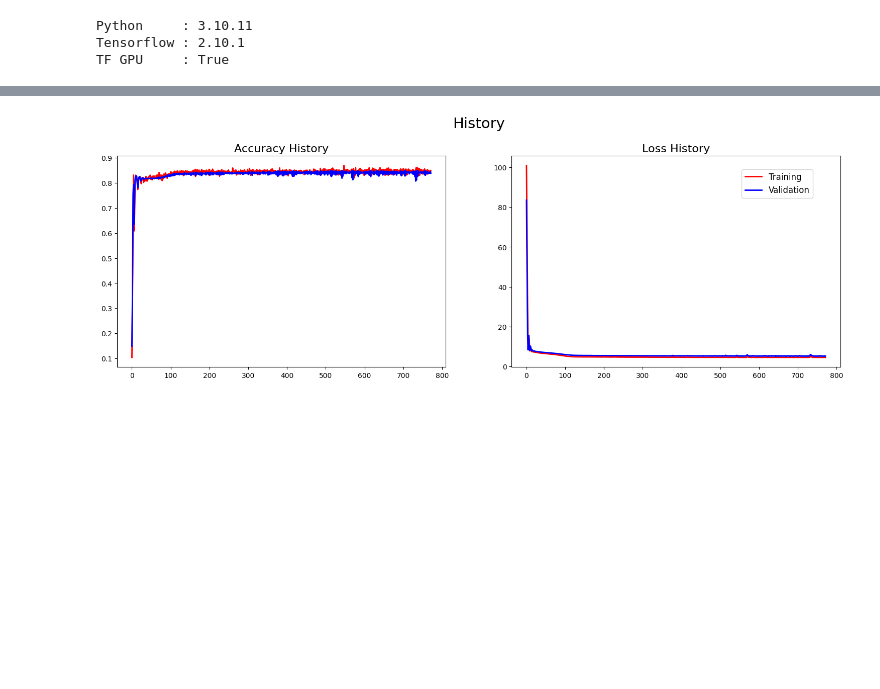
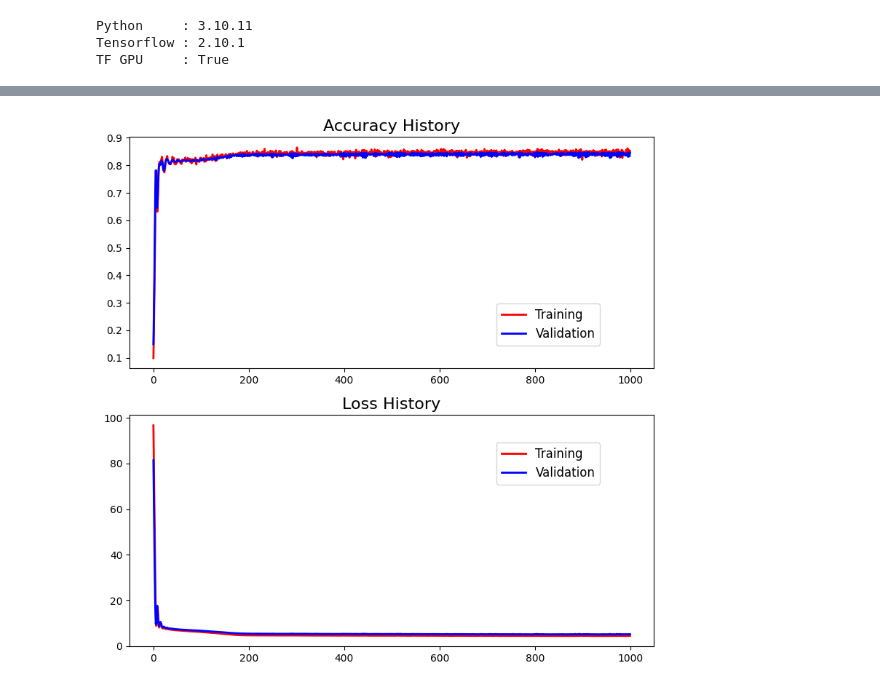
Before and after one commit to GPTeachersDay/TeamProject1, a Jupyter notebook: leeyeonjun/model/model1_pilot4/test1.ipynb, the cells around one changed output, grey strips where cells are left out. Drawn from its saved outputs; the diff is of its cells as text; code cells hidden in the pictures; blank space fills up the shorter version.

```diff
--- a/leeyeonjun/model/model1_pilot4/test1.ipynb
+++ b/leeyeonjun/model/model1_pilot4/test1.ipynb
@@ -49,7 +50,12 @@ import json
 # 각종 변수 선언
 csv_path = 'D:/coding/aib/GPTeachersDay/TeamProject1/leeyeonjun/Data/Regression_data.csv'
 EPOCHS = 1000
-MB_SIZE = 1024
+MB_SIZE = 2000
+MONITOR = 'val_accuracy'
+TRAIN_RATIO = 0.8
+SEED = 83
+np.random.seed(SEED)
+tf.random.set_seed(SEED)
 # %%
 # 필요한 함수 / 메소드 정의
 class EvalAccuracy(tf.keras.metrics.Metric):
@@ -86,7 +92,7 @@ class CustomCallback(keras.callbacks.Callback):
         if epoch % 10 == 0:
             print(f'{epoch} / ', end='')
 
-def load_data(csv_path, TRAIN_RATIO=0.8):
+def load_data(csv_path, TRAIN_RATIO=TRAIN_RATIO):
     global X, y, X_train, X_test, y_train, y_test, df
 
     # 데이터셋 로드
@@ -121,6 +127,7 @@ def load_data(csv_path, TRAIN_RATIO=0.8):
     return df, X, y, X_train, X_test, y_train, y_test
 
 def get_model(shape, node_n=12):
+
     inputs  = keras.Input(shape=shape)
 
     x = keras.layers.Dense(node_n)(inputs)
@@ -158,6 +165,6 @@ keras.utils.plot_model(model, show_shapes=True, to_file='model1_model.png')
 # %%
 # 얼리스타핑
-earlystop = keras.callbacks.EarlyStopping(monitor='val_accuracy'
+earlystop = keras.callbacks.EarlyStopping(monitor=MONITOR
                                         , min_delta=0.000001
                                         , patience=EPOCHS//5)
 
@@ -165,7 +172,7 @@ earlystop = keras.callbacks.EarlyStopping(monitor='val_accuracy'
 checkpoint_path = 'model1.h5'
 checkpoint = keras.callbacks.ModelCheckpoint(
                                         checkpoint_path
-                                        , monitor='val_accuracy'
+                                        , monitor=MONITOR
                                         , verbose=0
                                         , save_best_only=True
                                         , save_weights_only=True)
@@ -224,23 +243,24 @@ model1_hist
 # %%
-fig = plt.figure(figsize=(16, 6))
-fig.suptitle('History', fontsize = 21)
+fig = plt.figure(figsize=(8, 10))
+# fig.suptitle('History', fontsize = 21)
 
 # Accuracy Plot
-ax = plt.subplot(1, 2, 1)
+ax = plt.subplot(2, 1, 1)
 plt.title(f'Accuracy History', fontsize = 16, y = 1)
 plt.plot(history.history["accuracy"], color='r', linewidth=2, label="Training")
 plt.plot(history.history["val_accuracy"], color='b', linewidth=2, label="Validation")
+plt.legend(fontsize=12, loc=(0.7, 0.1))
 
 # Loss Plot
-ax = plt.subplot(1, 2, 2)
+ax = plt.subplot(2, 1, 2)
 plt.title(f'Loss History', fontsize = 16, y = 1)
 plt.plot(history.history["loss"], color='r', linewidth=2, label="Training")
 plt.plot(history.history["val_loss"], color='b', linewidth=2, label="Validation")
+plt.legend(fontsize=12, loc=(0.7, 0.7))
 
-plt.legend(fontsize=12, loc=(0.7, 0.8))
 plt.subplots_adjust(right=0.95, left=0.05, top=0.85, bottom=0.15, wspace=0.2, hspace=0.2)
 plt.show()
 
 fig.savefig('model1_history.png', dpi=80, bbox_inches='tight')
 # %% [output]
-[figure, old version]
+[figure, new version]
```
Also changed, not shown: parts of 5 cells of this notebook, 11 other files.
